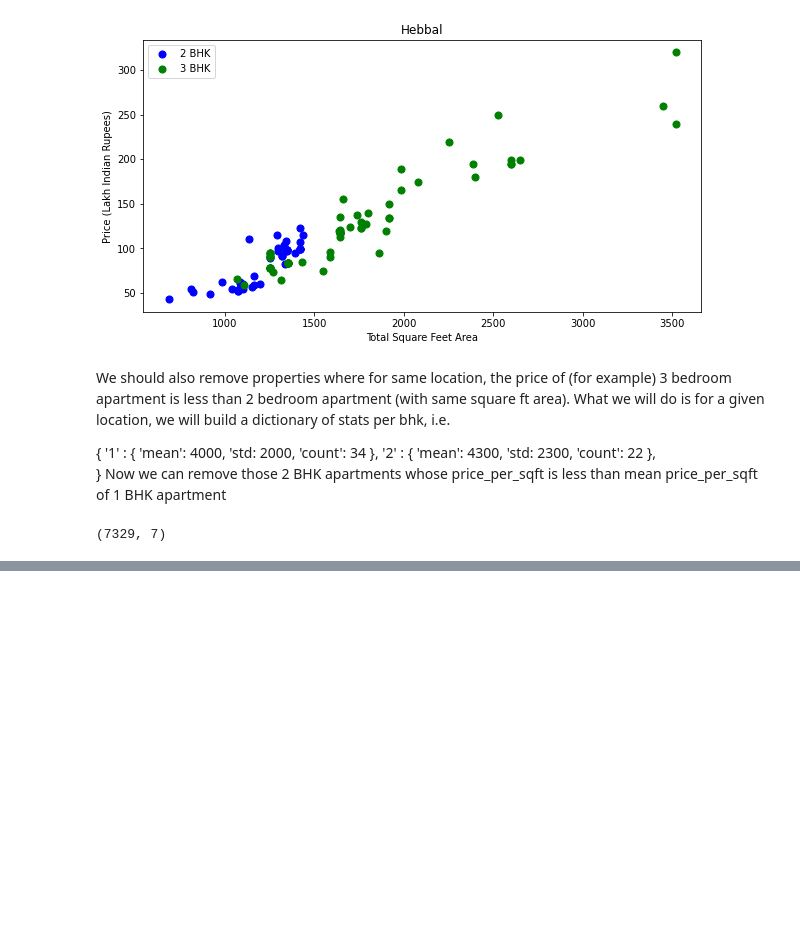
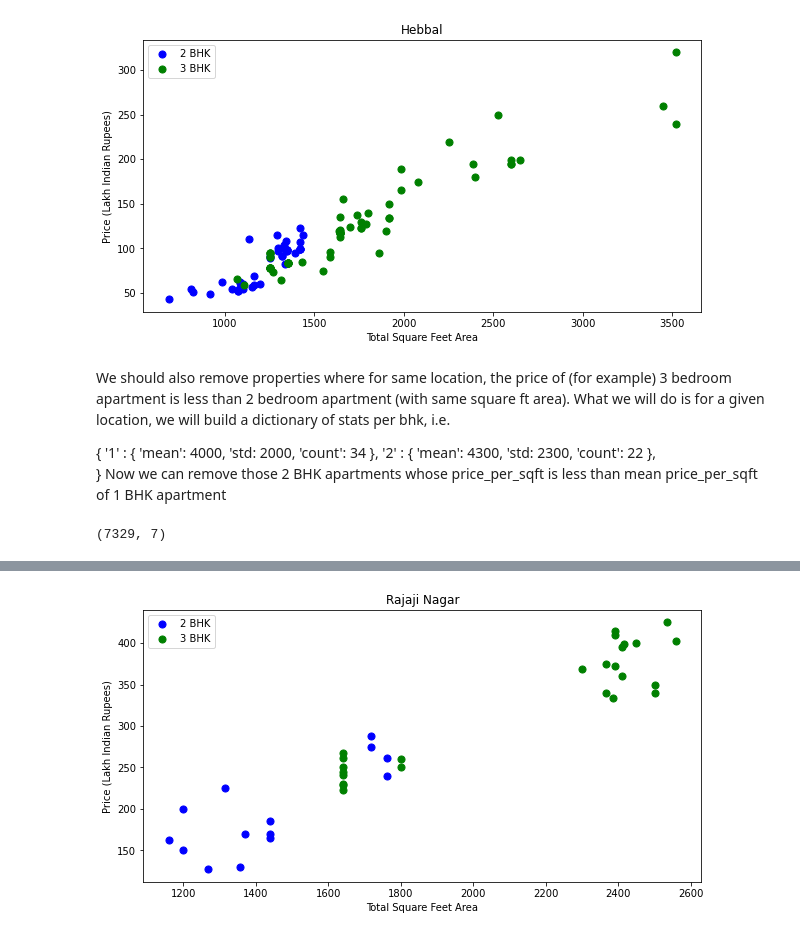
Before and after one commit to NLP-practitioners/ML-projects, a Jupyter notebook: prediction-model.ipynb, the cells around one changed output, grey strips where cells are left out. Saved outputs shown, nothing was run; the diff lists cells and outputs as text; code cells hidden in the pictures; blank space fills up the shorter version.

```diff
--- a/prediction-model.ipynb
+++ b/prediction-model.ipynb
@@ -340,0 +346,4 @@ df8.shape
+# %%
+plot_scatter_chart(df8,"Rajaji Nagar")
+# %% [output]
+[figure, added]
```
Also changed, not shown: parts of 10 cells of this notebook.
